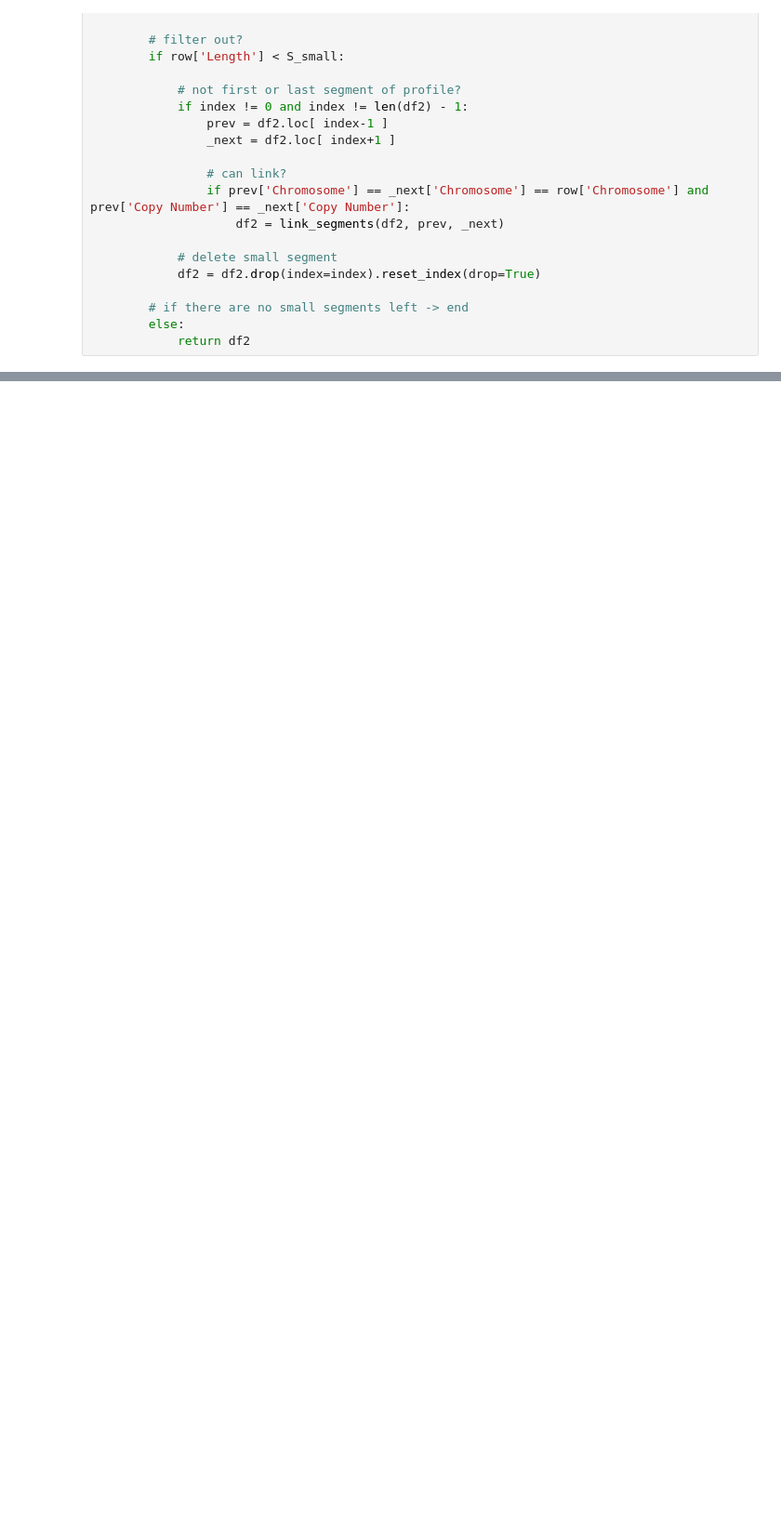
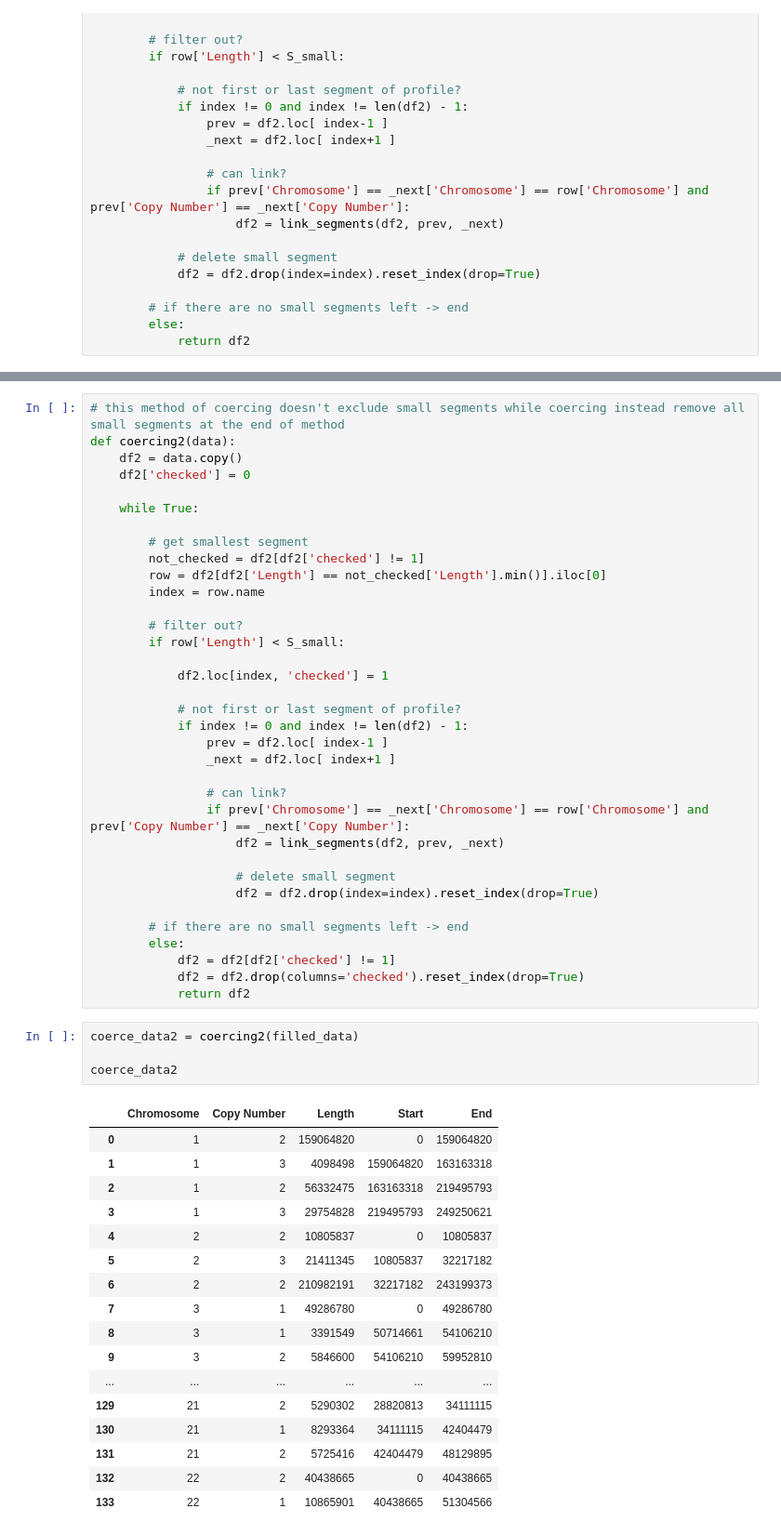
Before and after one commit to martinbudinsky3/BP-tumor-classifier, a Jupyter notebook: lst.ipynb, the cells around one changed output, grey strips where cells are left out. Shown: that part at 93% size. Cells and saved outputs as stored; diff of their text form; blank space fills up the shorter version.

Commit message:
coercing without immediate deletion of small segments

```diff
--- a/lst.ipynb
+++ b/lst.ipynb
@@ -204,3 +224,60 @@ coerce_data = coercing(filled_data)
+# %%
+# this method of coercing doesn't exclude small segments while coercing instead remove all small segments at the end of method
+def coercing2(data):
+    df2 = data.copy()
+    df2['checked'] = 0
+
+    while True:
+
+        # get smallest segment
+        not_checked = df2[df2['checked'] != 1]
+        row = df2[df2['Length'] == not_checked['Length'].min()].iloc[0]
+        index = row.name
+
+        # filter out?
+        if row['Length'] < S_small:
+
+            df2.loc[index, 'checked'] = 1
+
+            # not first or last segment of profile?
+            if index != 0 and index != len(df2) - 1:
+                prev = df2.loc[ index-1 ]
+                _next = df2.loc[ index+1 ]
+
+                # can link?
+                if prev['Chromosome'] == _next['Chromosome'] == row['Chromosome'] and prev['Copy Number'] == _next['Copy Number']:
+                    df2 = link_segments(df2, prev, _next)
+
+                    # delete small segment
+                    df2 = df2.drop(index=index).reset_index(drop=True)
+
+        # if there are no small segments left -> end
+        else:
+            df2 = df2[df2['checked'] != 1]
+            df2 = df2.drop(columns='checked').reset_index(drop=True)
+            return df2
+# %%
+coerce_data2 = coercing2(filled_data)
+
+coerce_data2
+# %% [output]
+|  | Chromosome | Copy Number | Length | Start | End |
+| 0 | 1 | 2 | 159064820 | 0 | 159064820 |
+| 1 | 1 | 3 | 4098498 | 159064820 | 163163318 |
+| 2 | 1 | 2 | 56332475 | 163163318 | 219495793 |
+| 3 | 1 | 3 | 29754828 | 219495793 | 249250621 |
+| 4 | 2 | 2 | 10805837 | 0 | 10805837 |
+| 5 | 2 | 3 | 21411345 | 10805837 | 32217182 |
+| 6 | 2 | 2 | 210982191 | 32217182 | 243199373 |
+| 7 | 3 | 1 | 49286780 | 0 | 49286780 |
+| 8 | 3 | 1 | 3391549 | 50714661 | 54106210 |
+| 9 | 3 | 2 | 5846600 | 54106210 | 59952810 |
+| ... | ... | ... | ... | ... | ... |
+| 129 | 21 | 2 | 5290302 | 28820813 | 34111115 |
+| 130 | 21 | 1 | 8293364 | 34111115 | 42404479 |
+| 131 | 21 | 2 | 5725416 | 42404479 | 48129895 |
+| 132 | 22 | 2 | 40438665 | 0 | 40438665 |
+| 133 | 22 | 1 | 10865901 | 40438665 | 51304566 |
 # %%
 lsts = 0
 
```
Also changed, not shown: parts of 7 cells of this notebook.
